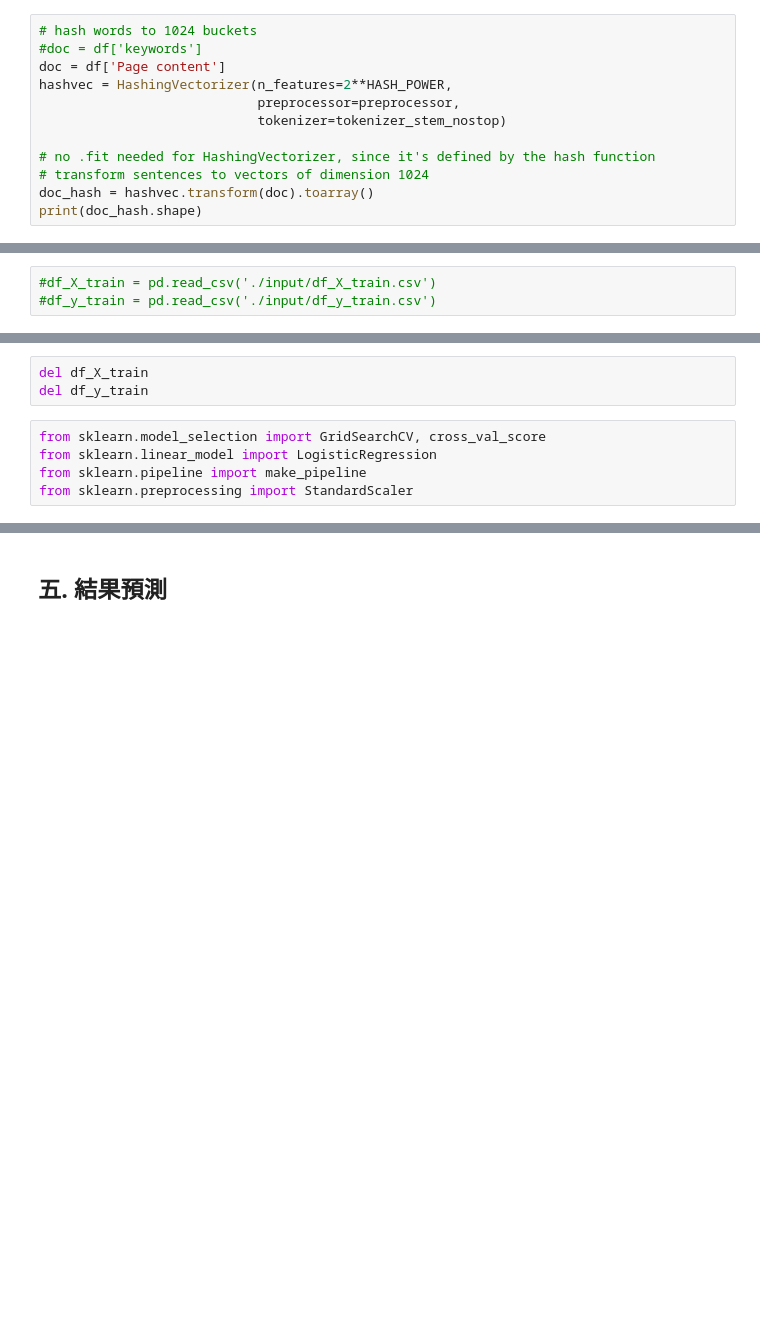
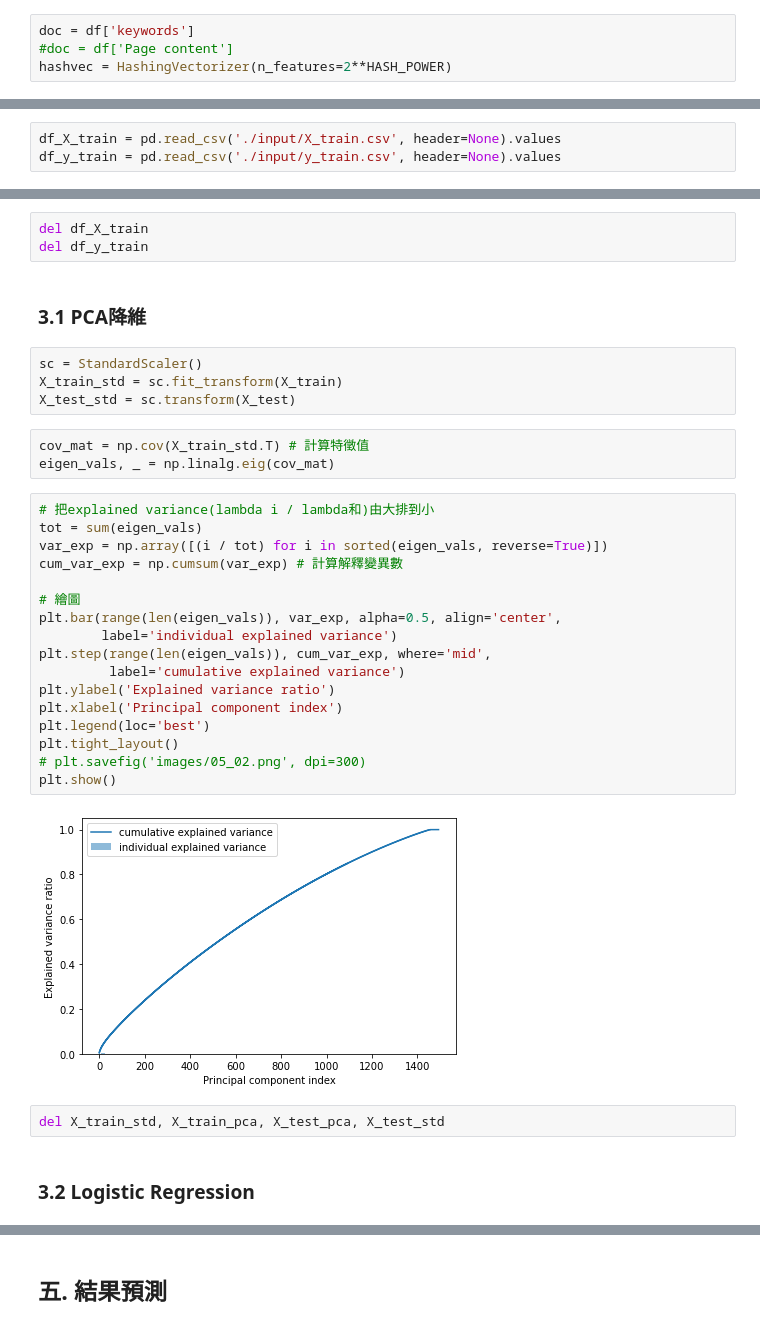
Before and after one commit to BennyNTHU/DL2021, a Jupyter notebook: Cup01/Cup01_110065508.ipynb, the cells around one changed output, grey strips where cells are left out. Saved outputs shown, nothing was run; the diff lists cells and outputs as text; blank space fills up the shorter version.

```diff
--- a/Cup01/Cup01_110065508.ipynb
+++ b/Cup01/Cup01_110065508.ipynb
@@ -381,12 +390,4 @@ said: 379.9360365379158
 # %%
-# hash words to 1024 buckets
-#doc = df['keywords']
-doc = df['Page content']
-hashvec = HashingVectorizer(n_features=2**HASH_POWER,
-                            preprocessor=preprocessor,
-                            tokenizer=tokenizer_stem_nostop)
-
-# no .fit needed for HashingVectorizer, since it's defined by the hash function
-# transform sentences to vectors of dimension 1024
-doc_hash = hashvec.transform(doc).toarray()
-print(doc_hash.shape)
+doc = df['keywords']
+#doc = df['Page content']
+hashvec = HashingVectorizer(n_features=2**HASH_POWER)
@@ -455,13 +460,40 @@ pd.DataFrame(df_y_train).to_csv("./input/y_train.csv", index=False, header=False
 # %%
-#df_X_train = pd.read_csv('./input/df_X_train.csv')
-#df_y_train = pd.read_csv('./input/df_y_train.csv')
+df_X_train = pd.read_csv('./input/X_train.csv', header=None).values
+df_y_train = pd.read_csv('./input/y_train.csv', header=None).values
 # %%
 X_train, X_test, y_train, y_test = train_test_split(df_X_train, df_y_train, test_size=0.2)
 # %%
 del df_X_train
 del df_y_train
-# %%
-from sklearn.model_selection import GridSearchCV, cross_val_score
-from sklearn.linear_model import LogisticRegression
-from sklearn.pipeline import make_pipeline
-from sklearn.preprocessing import StandardScaler
+# %% [markdown]
+### 3.1 PCA降維
+# %%
+sc = StandardScaler()
+X_train_std = sc.fit_transform(X_train)
+X_test_std = sc.transform(X_test)
+# %%
+cov_mat = np.cov(X_train_std.T) # 計算特徵值
+eigen_vals, _ = np.linalg.eig(cov_mat)
+# %%
+# 把explained variance(lambda i / lambda和)由大排到小
+tot = sum(eigen_vals)
+var_exp = np.array([(i / tot) for i in sorted(eigen_vals, reverse=True)])
+cum_var_exp = np.cumsum(var_exp) # 計算解釋變異數
+
+# 繪圖
+plt.bar(range(len(eigen_vals)), var_exp, alpha=0.5, align='center',
+        label='individual explained variance')
+plt.step(range(len(eigen_vals)), cum_var_exp, where='mid',
+         label='cumulative explained variance')
+plt.ylabel('Explained variance ratio')
+plt.xlabel('Principal component index')
+plt.legend(loc='best')
+plt.tight_layout()
+# plt.savefig('images/05_02.png', dpi=300)
+plt.show()
+# %% [output]
+[figure, added]
+# %%
+del X_train_std, X_train_pca, X_test_pca, X_test_std
+# %% [markdown]
+### 3.2 Logistic Regression
```
Also changed, not shown: parts of 18 cells of this notebook.
